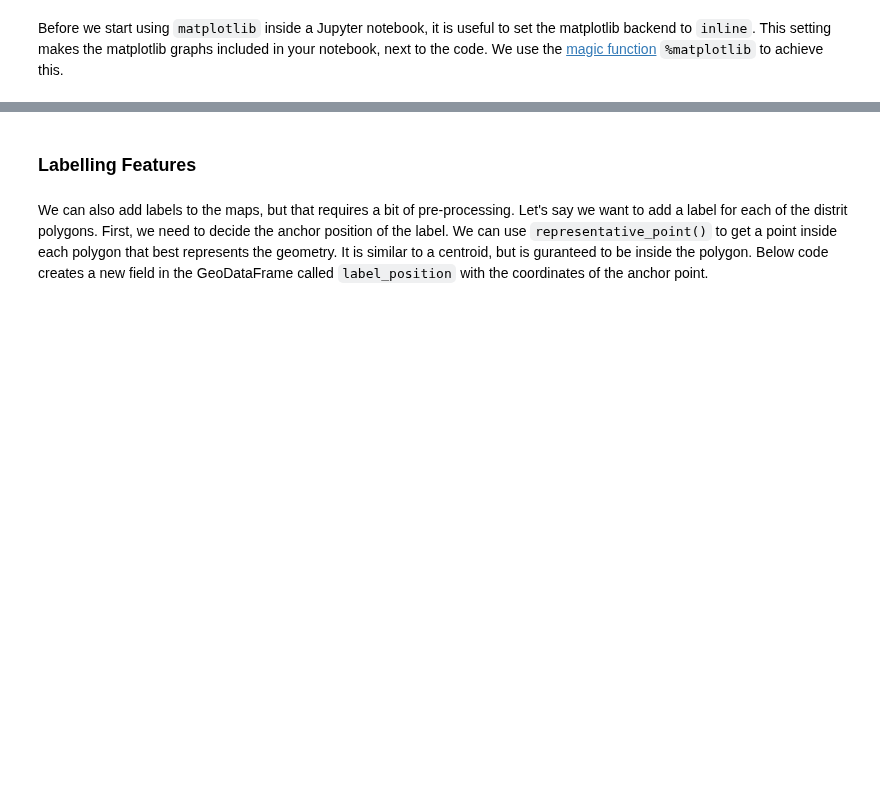
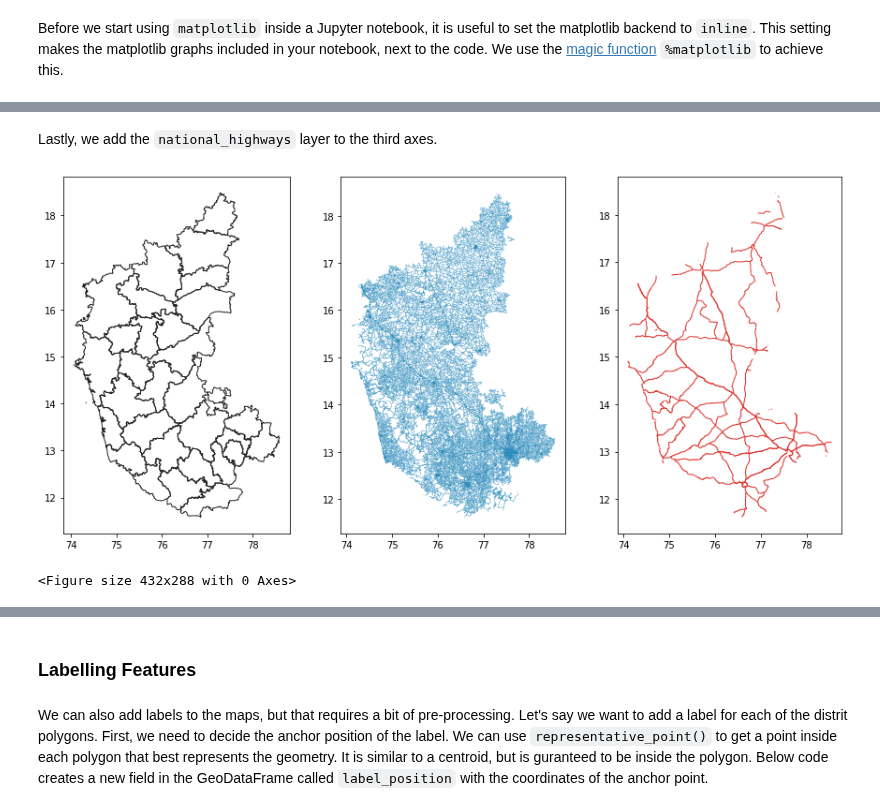
Before and after one commit to spatialthoughts/courses, a Jupyter notebook: code/python_foundation/supplement1_plotting.ipynb, the cells around one changed output, grey strips where cells are left out. Cells and saved outputs as stored; diff of their text form; code cells hidden in the pictures; blank space fills up the shorter version.

```diff
--- a/code/python_foundation/supplement1_plotting.ipynb
+++ b/code/python_foundation/supplement1_plotting.ipynb
@@ -40,0 +59,8 @@ districts.plot(ax=ax, linewidth=1, facecolor='none', edgecolor='#252525')
+# %% [markdown]
+Lastly, we add the `national_highways` layer to the third axes.
+# %%
+national_highways.plot(ax=ax2, linewidth=1, color='#de2d26')
+fig
+# %% [output]
+[figure, added]
+<Figure size 432x288 with 0 Axes>
```
Also changed, not shown: parts of 25 cells of this notebook, 17 other files.
